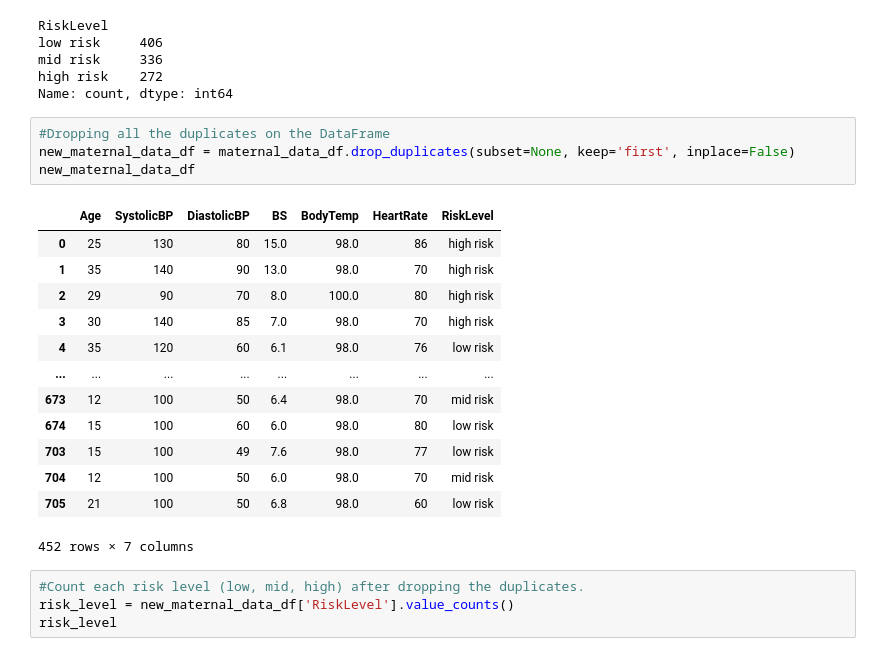
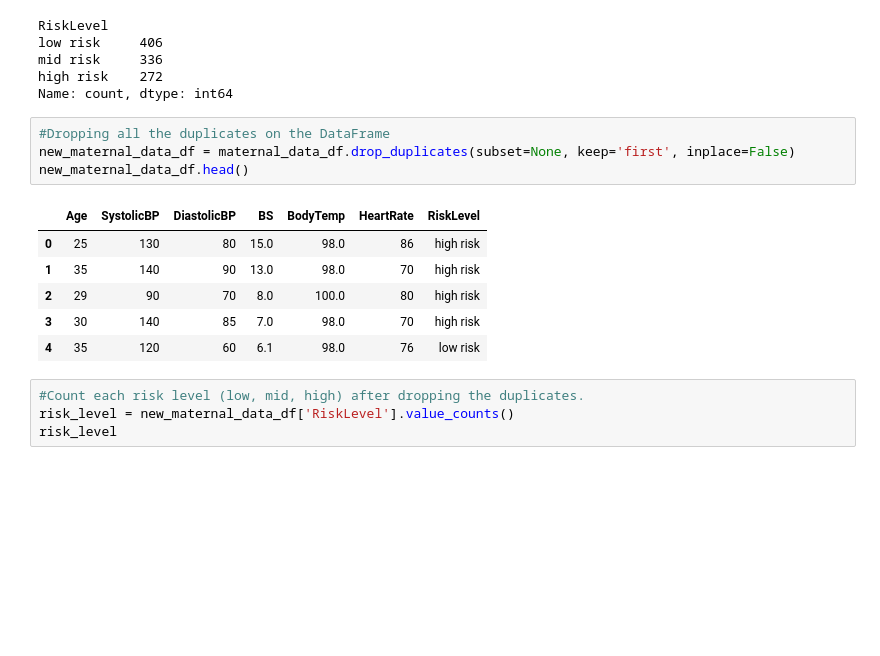
Before and after one commit to larissarmourap/Project1group3, a Jupyter notebook: project1.ipynb, the cells around one changed output. Saved outputs shown, nothing was run; the diff lists cells and outputs as text; blank space fills up the shorter version.

```diff
--- a/project1.ipynb
+++ b/project1.ipynb
@@ -43,21 +40,14 @@ Name: count, dtype: int64
 # %%
 #Dropping all the duplicates on the DataFrame
 new_maternal_data_df = maternal_data_df.drop_duplicates(subset=None, keep='first', inplace=False)
-new_maternal_data_df
+new_maternal_data_df.head()
 # %% [output]
 |  | Age | SystolicBP | DiastolicBP | BS | BodyTemp | HeartRate | RiskLevel |
 | 0 | 25 | 130 | 80 | 15.0 | 98.0 | 86 | high risk |
 | 1 | 35 | 140 | 90 | 13.0 | 98.0 | 70 | high risk |
 | 2 | 29 | 90 | 70 | 8.0 | 100.0 | 80 | high risk |
 | 3 | 30 | 140 | 85 | 7.0 | 98.0 | 70 | high risk |
 | 4 | 35 | 120 | 60 | 6.1 | 98.0 | 76 | low risk |
-| ... | ... | ... | ... | ... | ... | ... | ... |
-| 673 | 12 | 100 | 50 | 6.4 | 98.0 | 70 | mid risk |
-| 674 | 15 | 100 | 60 | 6.0 | 98.0 | 80 | low risk |
-| 703 | 15 | 100 | 49 | 7.6 | 98.0 | 77 | low risk |
-| 704 | 12 | 100 | 50 | 6.0 | 98.0 | 70 | mid risk |
-| 705 | 21 | 100 | 50 | 6.8 | 98.0 | 60 | low risk |
-452 rows × 7 columns
 # %%
 #Count each risk level (low, mid, high) after dropping the duplicates.
 risk_level = new_maternal_data_df['RiskLevel'].value_counts()
```
Also changed, not shown: parts of 29 cells of this notebook, 10 other files.
